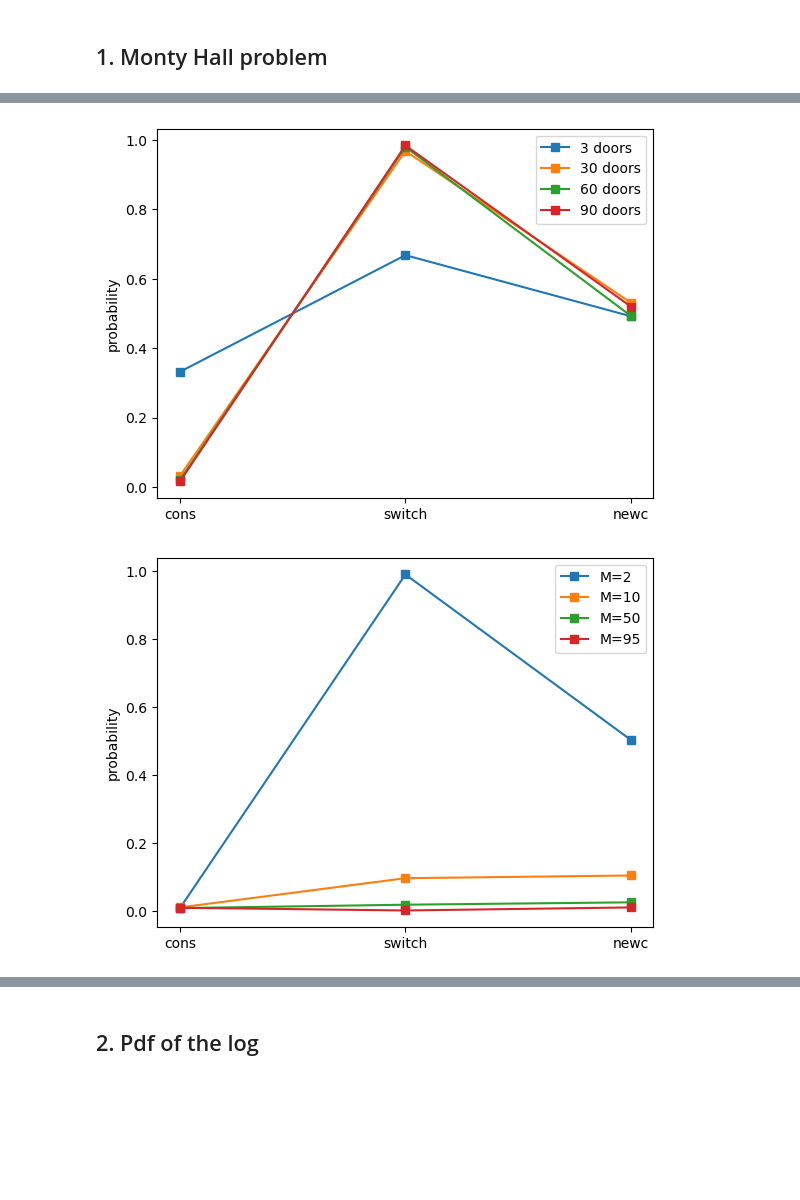
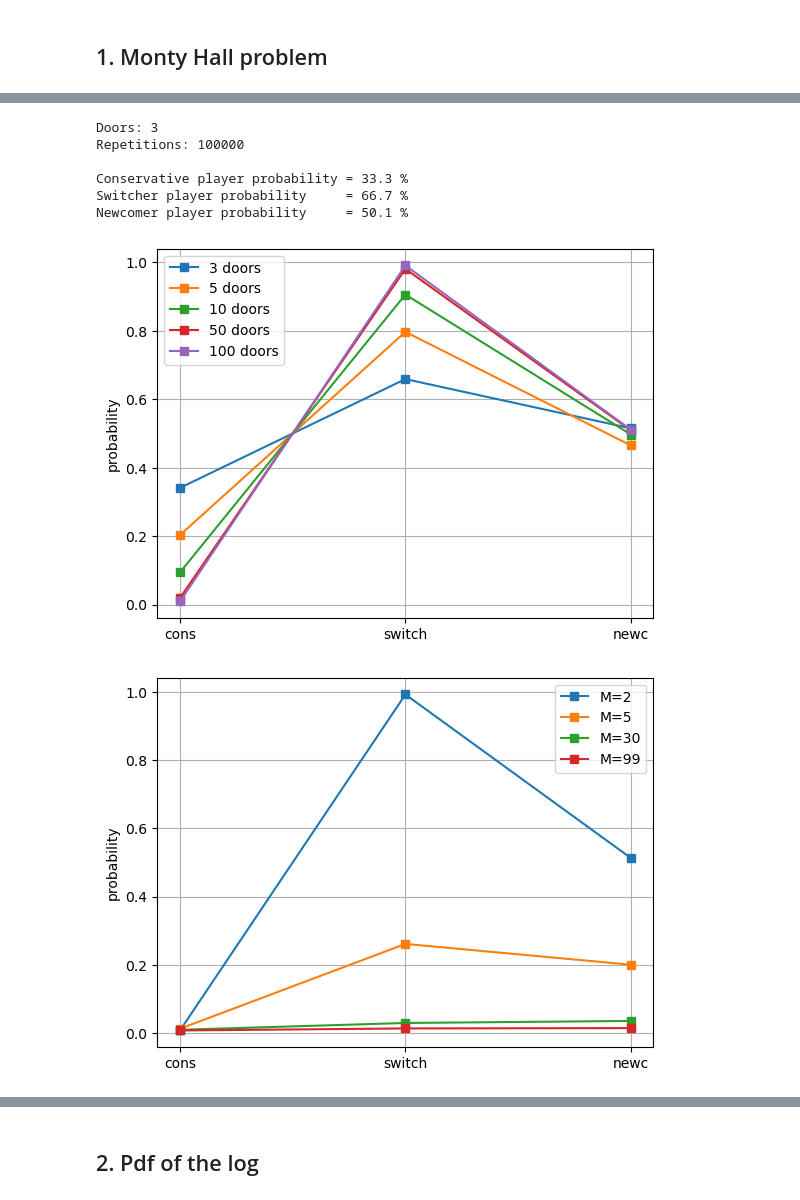
Before and after one commit to Amedeo1054/astrostat_mlearn, a Jupyter notebook: L02_MontyHall_pdf.ipynb, the cells around one changed output, grey strips where cells are left out. Drawn from its saved outputs; the diff is of its cells as text; code cells hidden in the pictures; blank space fills up the shorter version.

```diff
--- a/L02_MontyHall_pdf.ipynb
+++ b/L02_MontyHall_pdf.ipynb
@@ -53,9 +53,50 @@ Newcomer player probability     = 50.2 %
+# %%
+# More compact code
+
+N = 3           # number of doors
+M = 2           # number of closed doors
+Nrep = 100000   # repetitions of the game
+consW = 0       # number of victories of the conservative player
+switchW = 0     # number of victories of the switcher player
+newcW = 0       # number of victories of the newcomer player
+
+doors = np.arange(1,N+1)   # array [1,2,3]
+
+for i in range(Nrep):
+    car_door = np.random.choice(doors)
+    first_choice = np.random.choice(doors)
+    open_door = np.random.choice(doors[(doors!=car_door) & (doors!=first_choice)])
+    # -----------
+    cons_door = first_choice
+    switch_door = np.random.choice(doors[(doors!=first_choice) & (doors!=open_door)])
+    newc_door = np.random.choice(doors[(doors!=open_door)])
+
+    if cons_door==car_door:
+        consW += 1
+    if switch_door==car_door:
+        switchW += 1
+    if newc_door==car_door:
+        newcW += 1
+
+prob_cons = consW/Nrep *100
+prob_switch = switchW/Nrep *100
+prob_newc = newcW/Nrep *100
+
+print("Doors:", N)
+print("Repetitions:", Nrep)
+print("\nConservative player probability =",round(prob_cons,1),"%\nSwitcher player probability     =",round(prob_switch,1),"%\nNewcomer player probability     =",round(prob_newc,1), "%")
+# %% [output]
+Doors: 3
+Repetitions: 100000
+
+Conservative player probability = 33.3 %
+Switcher player probability     = 66.7 %
+Newcomer player probability     = 50.1 %
 # %%
 # Function of N
 
-n = [3,30,60,90]
+n = [3,5,10,50,100]
 M = 2
-r = 0
 
 for N in n:
     Nrep = 1000     # repetitions of the game
@@ -67,41 +108,40 @@ for N in n:
         car_door = int(random.uniform(0,N))
         first_choice = int(random.uniform(0,N))
         open_door = np.zeros(N-M)
         for i in range(N-M):
             open_door[i] = int(random.uniform(0,N))
             while open_door[i] == car_door or open_door[i] == first_choice or any(open_door[i]==open_door[:i]):
                 open_door[i] = int(random.uniform(0,N))
     # _________________________________
         cons_door = first_choice
         switch_door = int(random.uniform(0,N))
         while switch_door==first_choice or any(switch_door==open_door):
             switch_door = int(random.uniform(0,N))
         newc_door = int(random.uniform(0,N))
         while any(newc_door==open_door):
             newc_door = int(random.uniform(0,N))
 
         if cons_door==car_door:
             consW += 1
         if switch_door==car_door:
             switchW += 1
         if newc_door==car_door:
             newcW += 1
 
     plt.plot([1,2,3], [consW/Nrep, switchW/Nrep, newcW/Nrep], 's-', label=str(N)+' doors')
-    r+=1
 
 plt.xticks([1,2,3],['cons', 'switch', 'newc'])
 plt.ylabel('probability')
 plt.legend()
+plt.grid()
 plt.show()
 # %% [output]
-[figure, old version]
+[figure, new version]
 # %%
 # Function of M
 
-m = [2,10,50,95]
+m = [2,5,30,99]
 N = 100
-r = 0
 
 for M in m:
     Nrep = 1000   # repetitions of the game
@@ -134,11 +174,11 @@ for M in m:
             newcW += 1
 
     plt.plot([1,2,3], [consW/Nrep, switchW/Nrep, newcW/Nrep], 's-', label='M='+str(M))
-    r+=1
 
 plt.xticks([1,2,3],['cons', 'switch', 'newc'])
 plt.ylabel('probability')
 plt.legend()
+plt.grid()
 plt.show()
 # %% [output]
-[figure, old version]
+[figure, new version]
```
Also changed, not shown: parts of 8 cells of this notebook.
